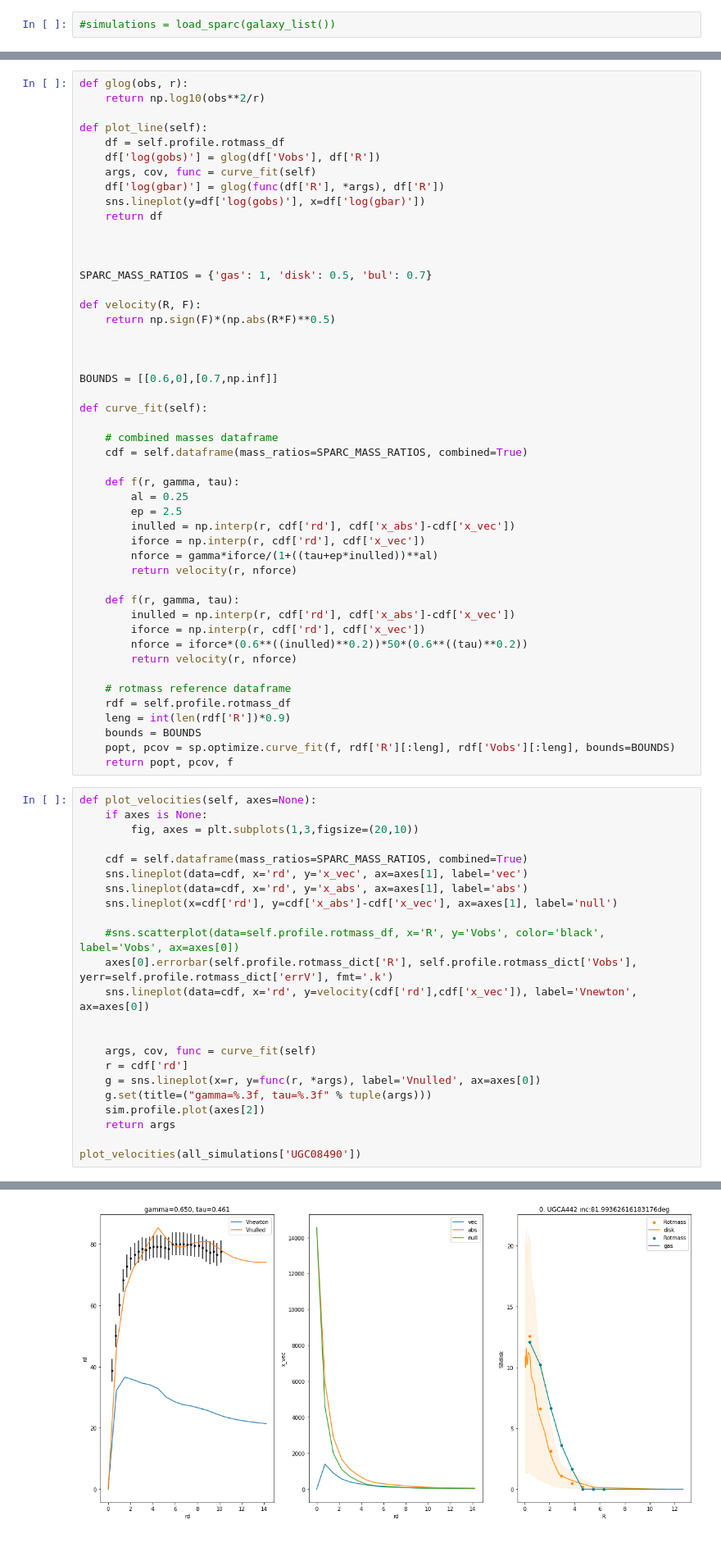
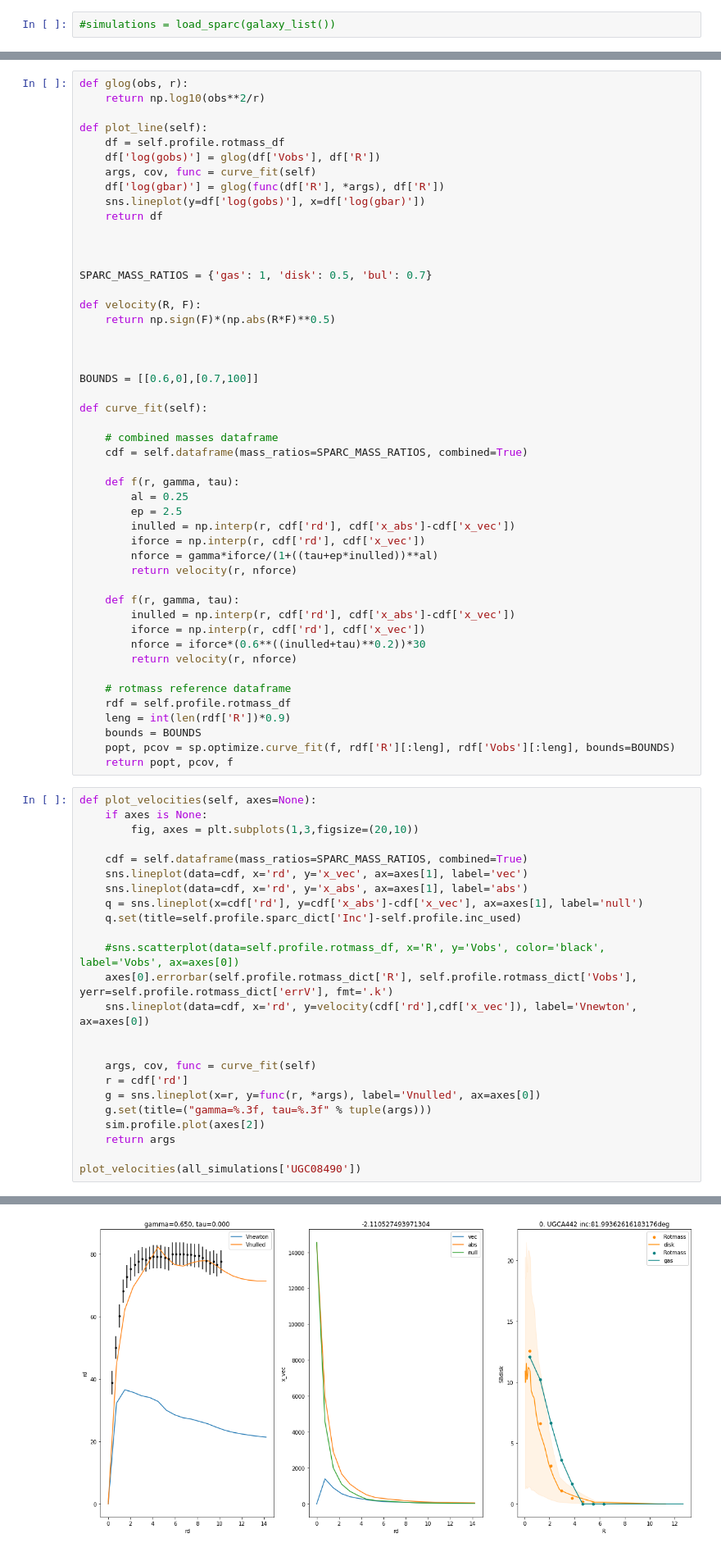
Before and after one commit to timjdavey/galactus, a Jupyter notebook: notebooks/Sparc curve fit.ipynb, the cells around one changed output, grey strips where cells are left out. Shown at 82% size. Cells and saved outputs as stored; diff of their text form.

```diff
--- a/notebooks/Sparc curve fit.ipynb
+++ b/notebooks/Sparc curve fit.ipynb
@@ -58,7 +58,7 @@ def velocity(R, F):
 
 
 
-BOUNDS = [[0.6,0],[0.7,np.inf]]
+BOUNDS = [[0.6,0],[0.7,100]]
 
 def curve_fit(self):
 
@@ -76,7 +76,7 @@ def curve_fit(self):
     def f(r, gamma, tau):
         inulled = np.interp(r, cdf['rd'], cdf['x_abs']-cdf['x_vec'])
         iforce = np.interp(r, cdf['rd'], cdf['x_vec'])
-        nforce = iforce*(0.6**((inulled)**0.2))*50*(0.6**((tau)**0.2))
+        nforce = iforce*(0.6**((inulled+tau)**0.2))*30
         return velocity(r, nforce)
 
     # rotmass reference dataframe
@@ -93,7 +93,8 @@ def plot_velocities(self, axes=None):
     cdf = self.dataframe(mass_ratios=SPARC_MASS_RATIOS, combined=True)
     sns.lineplot(data=cdf, x='rd', y='x_vec', ax=axes[1], label='vec')
     sns.lineplot(data=cdf, x='rd', y='x_abs', ax=axes[1], label='abs')
-    sns.lineplot(x=cdf['rd'], y=cdf['x_abs']-cdf['x_vec'], ax=axes[1], label='null')
+    q = sns.lineplot(x=cdf['rd'], y=cdf['x_abs']-cdf['x_vec'], ax=axes[1], label='null')
+    q.set(title=self.profile.sparc_dict['Inc']-self.profile.inc_used)
 
     #sns.scatterplot(data=self.profile.rotmass_df, x='R', y='Vobs', color='black', label='Vobs', ax=axes[0])
     axes[0].errorbar(self.profile.rotmass_dict['R'], self.profile.rotmass_dict['Vobs'], yerr=self.profile.rotmass_dict['errV'], fmt='.k')
@@ -113,4 +114,4 @@ array([0.65      , 0.46143138])
-[figure, old version]
+[figure, new version]
 # %%
 uids = ['DDO064', 'DDO161', 'ESO079-G014', 'ESO116-G012', 'F568-3',
        'F568-V1', 'F574-1', 'F583-1', 'F583-4', 'NGC0024', 'NGC1003',
```
Also changed, not shown: parts of 2 cells of this notebook, 1 other file.
